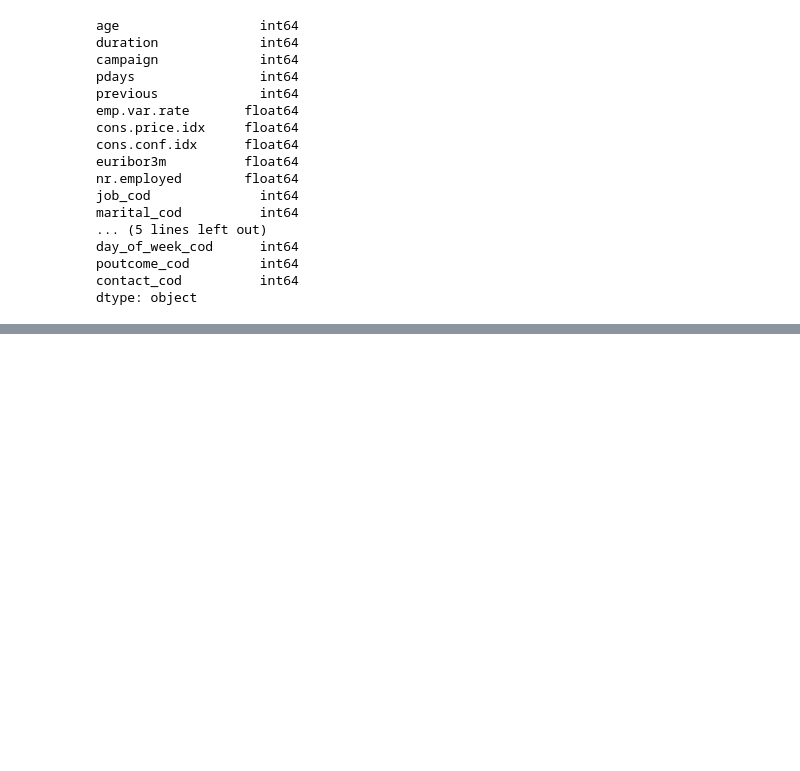
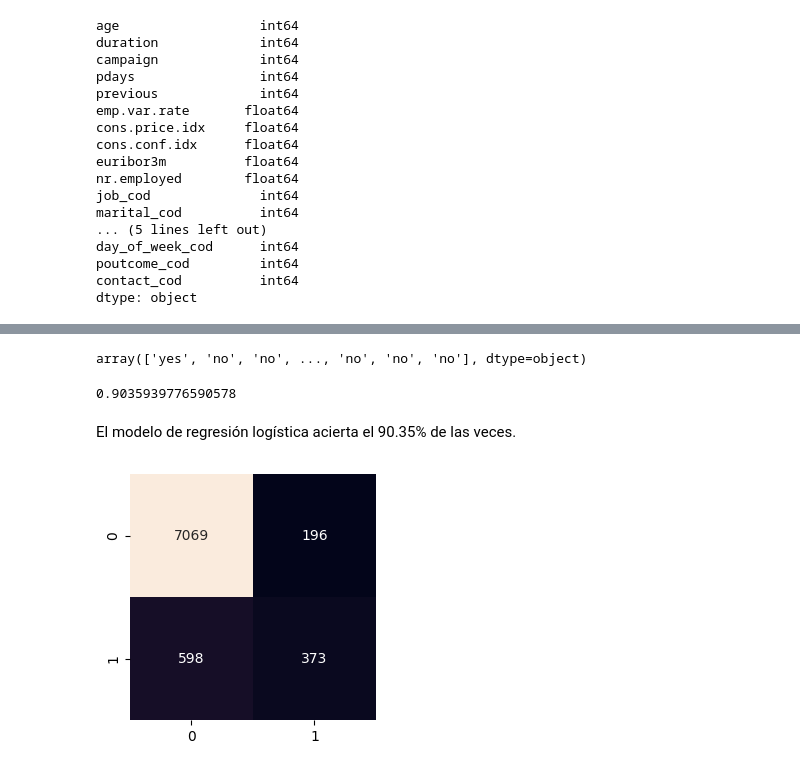
Before and after one commit to 4GeeksAcademy/Proyecto14_albaebauluz, a Jupyter notebook: src/explore.ipynb, the cells around one changed output, grey strips where cells are left out. Saved outputs shown, nothing was run; the diff lists cells and outputs as text; code cells hidden in the pictures; blank space fills up the shorter version.

```diff
--- a/src/explore.ipynb
+++ b/src/explore.ipynb
@@ -415,9 +422,3 @@ day_of_week_cod      int64
 poutcome_cod         int64
 contact_cod          int64
 dtype: object
-# %%
-# Modelo.
-# Nota: "sm" es una abreviatura de statsmodels.api (módulo de la biblioteca statsmodels en Python). "add_constants(X)"" es una función proporcionada por statsmodels que añade una constante B0 (normalmente una columna de unos).
-X = sm.add_constant(X)
-# Nota: "fit()" ajusta el modelo a los datos realizando un cálculo de los coeficientes de la regresión que minimiza la suma de los cuadrados de las diferencias entre los valores observados y los predichos.
-model = sm.OLS(y, X).fit()
@@ -425,0 +425,5 @@ ValueError: Pandas data cast to numpy dtype of object. Check input data with np.
+# %%
+X_train, X_test, y_train, y_test = train_test_split(X, y, test_size=0.2, random_state=42)
+# %%
+model = LogisticRegression()
+model.fit(X_train, y_train)
@@ -425,0 +439,25 @@ ValueError: Pandas data cast to numpy dtype of object. Check input data with np.
+# %%
+y_pred = model.predict(X_test)
+y_pred
+# %% [output]
+array(['yes', 'no', 'no', ..., 'no', 'no', 'no'], dtype=object)
+# %%
+accuracy_score(y_test, y_pred)
+# %% [output]
+0.9035939776590578
+# %% [markdown]
+El modelo de regresión logística acierta el 90.35% de las veces.
+# %%
+bank_cm = confusion_matrix(y_test, y_pred)
+
+# Dibujaremos esta matriz para hacerla más visual
+cm_df = pd.DataFrame(bank_cm)
+
+plt.figure(figsize = (3, 3))
+sns.heatmap(cm_df, annot=True, fmt="d", cbar=False)
+
+plt.tight_layout()
+
+plt.show()
+# %% [output]
+[figure, added]
```
Also changed, not shown: parts of 16 cells of this notebook.
